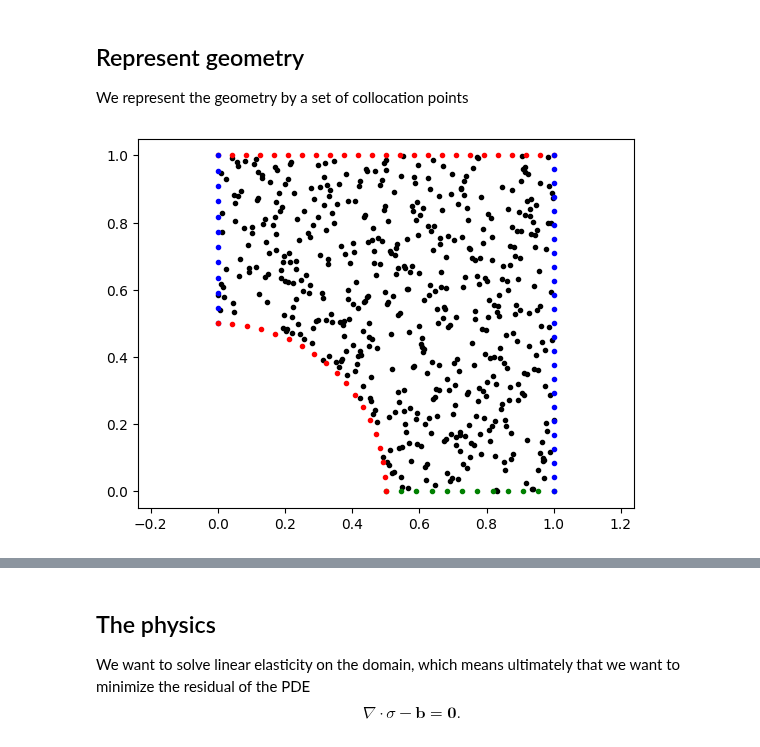
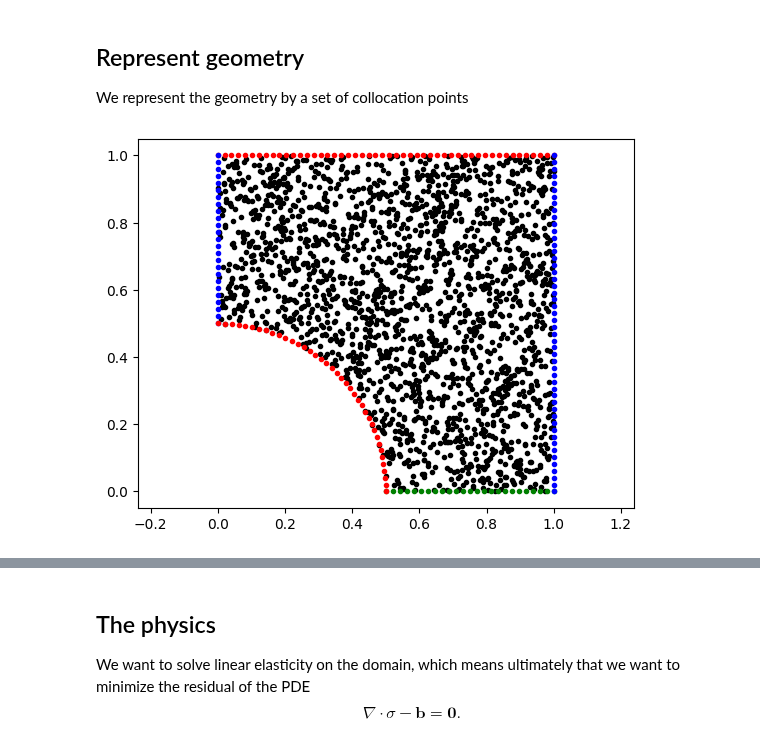
Before and after one commit to meyer-nils/numerical_examples, a Jupyter notebook: plate_hole_2d/CHANGEDtorch.ipynb, the cells around one changed output, grey strips where cells are left out. Cells and saved outputs as stored; diff of their text form; code cells hidden in the pictures.

```diff
--- a/plate_hole_2d/CHANGEDtorch.ipynb
+++ b/plate_hole_2d/CHANGEDtorch.ipynb
@@ -13,41 +13,41 @@ import matplotlib.pyplot as plt
 from global_constants import L, R, B0, EPS0, MU, LBD
 
 # Create collocation points
-N = 25
+N = 50
 NN = int(N * (L-R)/L)
 points = L * qmc.LatinHypercube(d=2).random(N**2)
 points = points[(points[:,0] ** 2 + points[:,1] ** 2) > R**2]
 x_collocation = torch.tensor(points[:,0], requires_grad=True).float()
 y_collocation = torch.tensor(points[:,1], requires_grad=True).float()
 
 # Boundaries
 x_top = torch.linspace(0, L, N, requires_grad=True)
 y_top = L * torch.ones((N, 1), requires_grad=True)
 
 x_bottom = torch.linspace(R, L, NN)
 y_bottom = torch.zeros((NN, 1))
 
 x_left = torch.zeros((NN, 1))
 y_left = torch.linspace(R, L, NN)
 
 x_right = L * torch.ones((N, 1))
 y_right = torch.linspace(0, L, N)
 
 phi = np.linspace(0, 0.5 * np.pi, int(N * 0.5 * np.pi * R / L))
 x_hole = torch.tensor(R * np.cos(phi), requires_grad=True).float()
 y_hole = torch.tensor(R * np.sin(phi), requires_grad=True).float()
 n_hole = torch.tensor(np.stack([-np.cos(phi), -np.sin(phi)]).T).float()
 
 # Visualize geometry (Dirichlet blue, Neumann red)
 plt.plot(x_collocation.detach(), y_collocation.detach(), ".k")
 plt.plot(x_top.detach(), y_top.detach(), ".r")
 plt.plot(x_bottom, y_bottom, ".g")
 plt.plot(x_left, y_left, ".b")
 plt.plot(x_right, y_right, ".b")
 plt.plot(x_hole.detach(), y_hole.detach(), ".r")
 plt.axis("equal");
 # %% [output]
-[figure, old version]
+[figure, new version]
 # %% [markdown]
 ## The ANN model that approximates the displacement field
 
```
Also changed, not shown: parts of 3 cells of this notebook, 3 other files.
